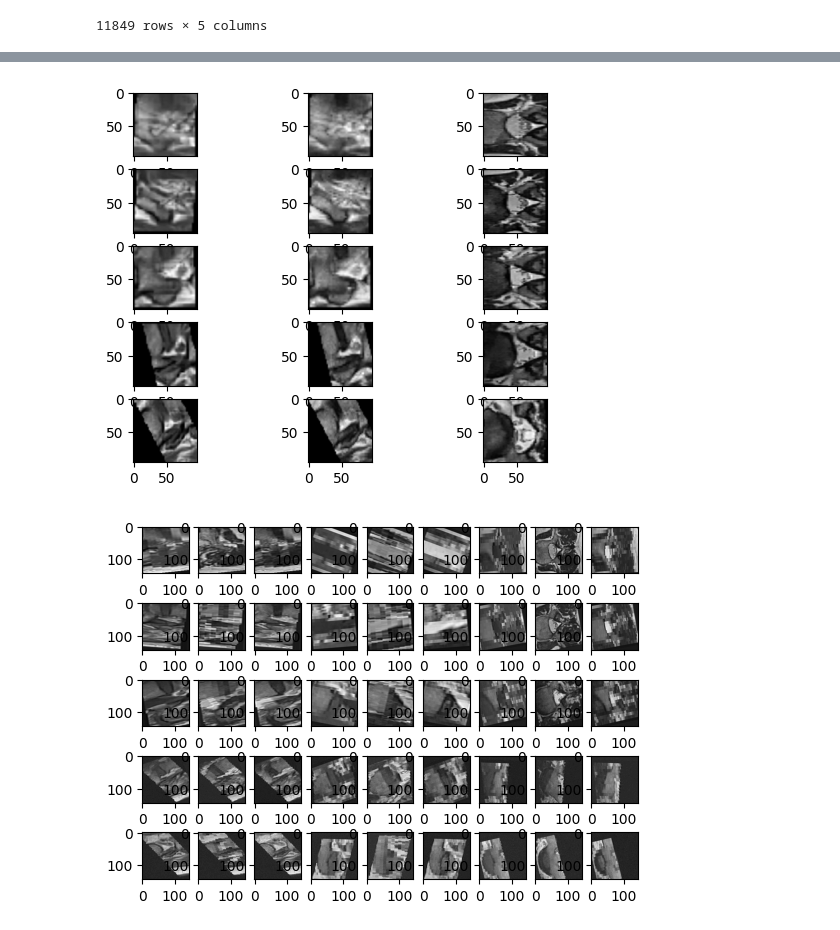
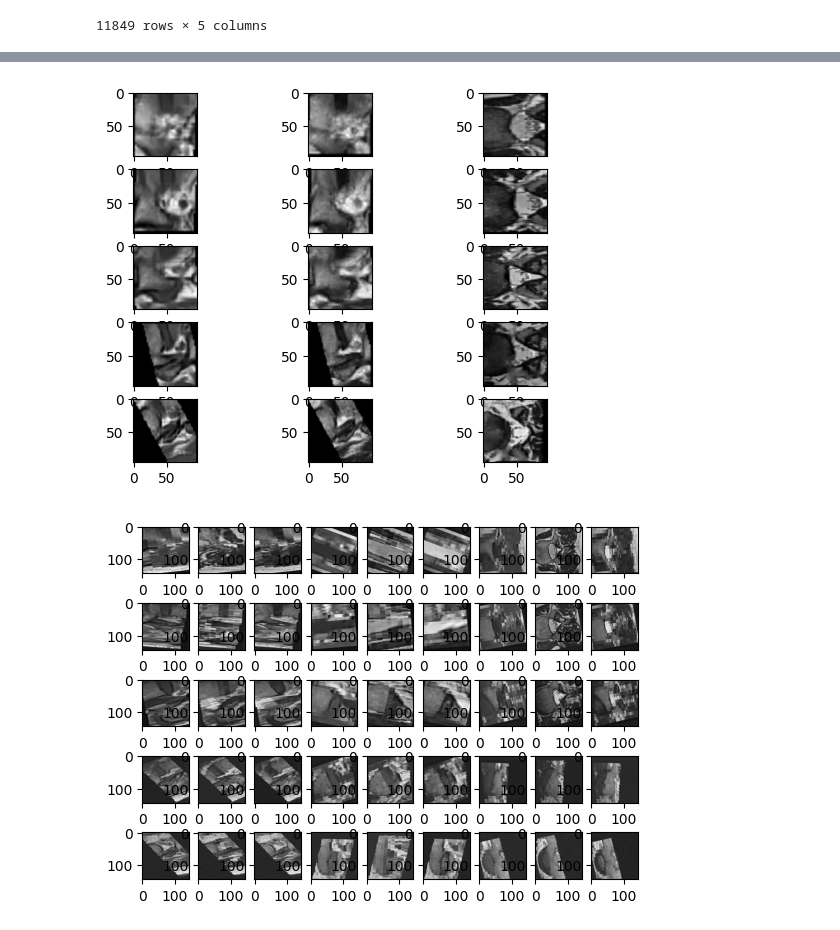
Before and after one commit to IDoCodingStuffs/rsna_2024, a Jupyter notebook: 3d_modeling/pc_loading.ipynb, the cells around one changed output, grey strips where cells are left out. Cells and saved outputs as stored; diff of their text form; code cells hidden in the pictures.

```diff
--- a/3d_modeling/pc_loading.ipynb
+++ b/3d_modeling/pc_loading.ipynb
@@ -65,40 +65,41 @@ bounding_boxes
 # %%
 f, axs = plt.subplots(5, 3)
 
-for index in range(10):
-    for i in range(index * 5, (index + 1) * 5):
-        row = bounding_boxes.iloc[i]
-        level = row['level'].replace("/", "").lower()
-        min_bound = np.array([row['x_min'], row['y_min'], row['z_min']])
-        max_bound = np.array([row['x_max'], row['y_max'], row['z_max']])
+index = 0
 
-        row_1 = coords.iloc[i + index]
-        row_2 = coords.iloc[i + index + 1]
+for i in range(index * 5, (index + 1) * 5):
+    row = bounding_boxes.iloc[i]
+    level = row['level'].replace("/", "").lower()
+    min_bound = np.array([row['x_min'], row['y_min'], row['z_min']])
+    max_bound = np.array([row['x_max'], row['y_max'], row['z_max']])
 
-        #level = (row_1['level'].str + "_" + row_2["level"].str).lower()
-        pt1 = np.array([row_1['x'], row_1['y'], row_1['z']])
-        pt2 = np.array([row_2['x'], row_2['y'], row_2['z']])
+    row_1 = coords.iloc[i]
+    row_2 = coords.iloc[i + 1]
 
-        grid = read_vertebral_level_as_voxel_grid_nonaligned(
-            f"../data/rsna-2024-lumbar-spine-degenerative-classification/train_images/{row_1['study_id']}",
-            vertebral_level=level,
-            center_point_pair=(pt1,pt2),
-            min_bound=min_bound,
-            max_bound=max_bound,
-            series_type_dict=series_descs,
-            voxel_size=(96, 96, 96),
-            caching=False
-        )
+    #level = (row_1['level'].str + "_" + row_2["level"].str).lower()
+    pt1 = np.array([row_1['x'], row_1['y'], row_1['z']])
+    pt2 = np.array([row_2['x'], row_2['y'], row_2['z']])
 
-        # grid = tf(grid.astype(np.float32))
+    grid = read_vertebral_level_as_voxel_grid_nonaligned(
+        f"../data/rsna-2024-lumbar-spine-degenerative-classification/train_images/{row_1['study_id']}",
+        vertebral_level=level,
+        center_point_pair=(pt1,pt2),
+        min_bound=min_bound,
+        max_bound=max_bound,
+        series_type_dict=series_descs,
+        voxel_size=(96, 96, 96),
+        caching=False
+    )
 
-        axs[i % 5, 0].imshow(grid[0, 28], cmap="gray")
-        axs[i % 5, 1].imshow(grid[2, 28], cmap="gray")
-        axs[i % 5, 2].imshow(grid[1, :, :, 48], cmap="gray")
+    # grid = tf(grid.astype(np.float32))
 
-    plt.show()
+    axs[i % 5, 0].imshow(grid[0, 28], cmap="gray")
+    axs[i % 5, 1].imshow(grid[2, 28], cmap="gray")
+    axs[i % 5, 2].imshow(grid[1, :, :, 48], cmap="gray")
+
+plt.show()
 # %% [output]
-[figure, old version]
+[figure, new version]
 # %%
 tf = tio.Compose([
     tio.ZNormalization(),
```
Also changed, not shown: parts of 1 cell of this notebook, 1 other file.
